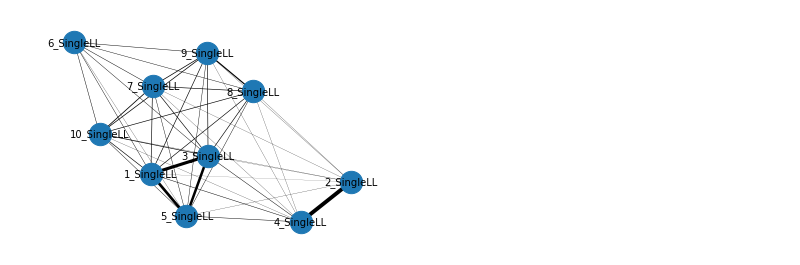
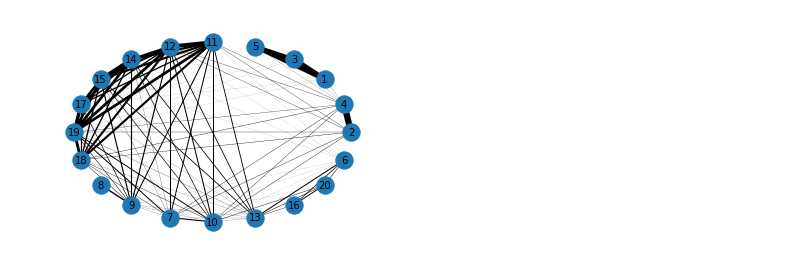
Before and after one commit to momoenomoto/visualizing-code-similarity, a Jupyter notebook: moss_visualization/visualization_network.ipynb, the cells around one changed output. Drawn from its saved outputs; the diff is of its cells as text; code cells hidden in the pictures.

```diff
--- a/moss_visualization/visualization_network.ipynb
+++ b/moss_visualization/visualization_network.ipynb
@@ -6,12 +6,14 @@ from bs4 import BeautifulSoup
 import numpy
 import re
 # %%
-url = "http://moss.stanford.edu/results/0/6745597552891"
+# url = "http://moss.stanford.edu/results/0/6745597552891"
+url = "http://moss.stanford.edu/results/2/8635424362468"
 res = requests.get(url)
 dom = BeautifulSoup(res.text)
 # %%
 # pattern to get filename
-p = r'.*/(.*)\..*'
+# p = r'.*/(.*)\..*'
+p = r'.*/(.*)_.*'
 # %%
 G = nx.Graph()
 # %%
@@ -20,8 +22,15 @@ rows = dom.select('table tr')  #table
 rows = [row.select('td') for row in rows if row.select('td')]
 row_data = []
 # print(rows)
-max_val = int(rows[0][2].text.strip())
-min_val = int(rows[-1][2].text.strip())
+max_val = min_val = int(rows[0][2].text.strip())
+
+for data in rows:
+    if (int(data[2].text.strip()) > max_val):
+        max_val = int(data[2].text.strip())
+    elif (int(data[2].text.strip()) < min_val):
+        min_val = int(data[2].text.strip())
+# print(max_val)
+# print(min_val)
 
 for data in rows:
     # print(data)
@@ -46,10 +101,10 @@ pos = nx.spring_layout(G, seed=0)
 # %%
 # referenced from https://networkx.org/documentation/stable/tutorial.html#adding-attributes-to-graphs-nodes-and-edges
-
+pos = nx.circular_layout(G)
 fig = plt.figure()
 
 # draw nodes
-nx.draw_networkx_nodes(G, pos, node_size=500)
+nx.draw_networkx_nodes(G, pos, node_size=300)
 
 # draw labels
 labels = {}
@@ -58,35 +113,35 @@ for node_name in G.nodes:
 nx.draw_networkx_labels(G, pos, labels, font_size=10)
 
 # determine edge weights
 all_weights = []
 for (node1, node2, data) in G.edges(data=True):
     all_weights.append(data['weight'])
 unique_weights = list(set(all_weights))
 
 # draw edge weights
-t_scale = 3.0 # thickness
+t_scale = 5.0 # thickness
 c_scale = 0.5 # color
 for weight in unique_weights:
     weighted_edges = [(node1, node2) for (node1, node2, edge_attr) in G.edges(data=True) if edge_attr['weight'] == weight]
     width = weight * len(G.nodes)* t_scale / sum(all_weights)
     # following two lines for coloring
     # weights = nx.get_edge_attributes(G,'weight')
     # colors = [G.get_edge_data(*edges)['weight']+c_scale for edges in weighted_edges]
     # print(colors)
     # print(weight)
     # nx.draw_networkx_edges(G,pos,edgelist=weighted_edges,width=width, edge_color = colors, edge_vmin = 0.0, edge_vmax = 1.0, edge_cmap=plt.cm.Blues)
     nx.draw_networkx_edges(G,pos,edgelist=weighted_edges,width=width, edge_vmin = 0.0, edge_vmax = 1.0)
 
 # draw edge labels
 # edge_labels = nx.get_edge_attributes(G, "weight")
 # nx.draw_networkx_edge_labels(G, pos, edge_labels)
 fig.set_facecolor("white")
 plt.axis('off')
 # plt.title('')
 # plt.savefig("test1.png")
 plt.show()
 # %% [output]
-[figure, old version]
+[figure, new version]
 # %%
 # s = "/asda123sasdsd/22sdasdasd.py"
 # print(s)
```
Also changed, not shown: parts of 3 cells of this notebook, 19 other files.
